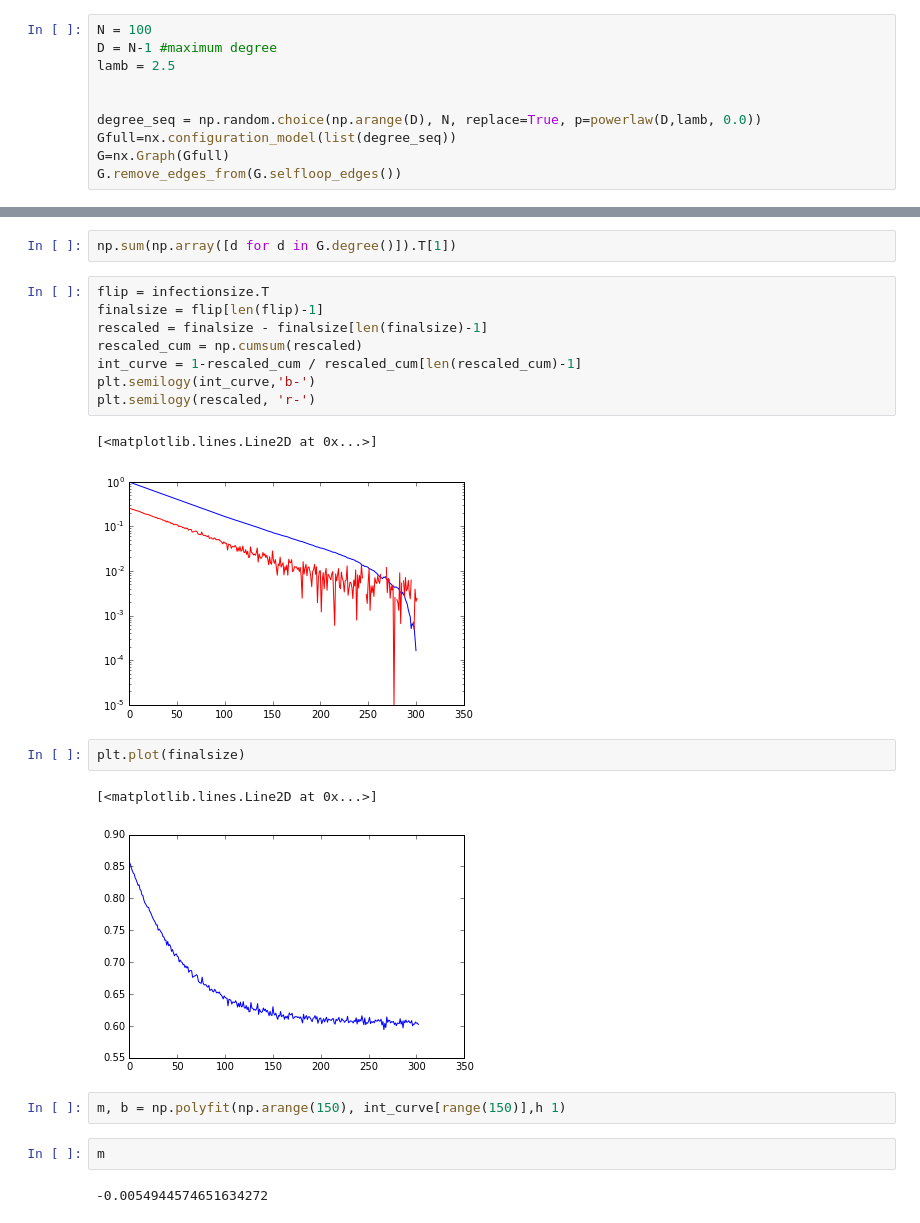
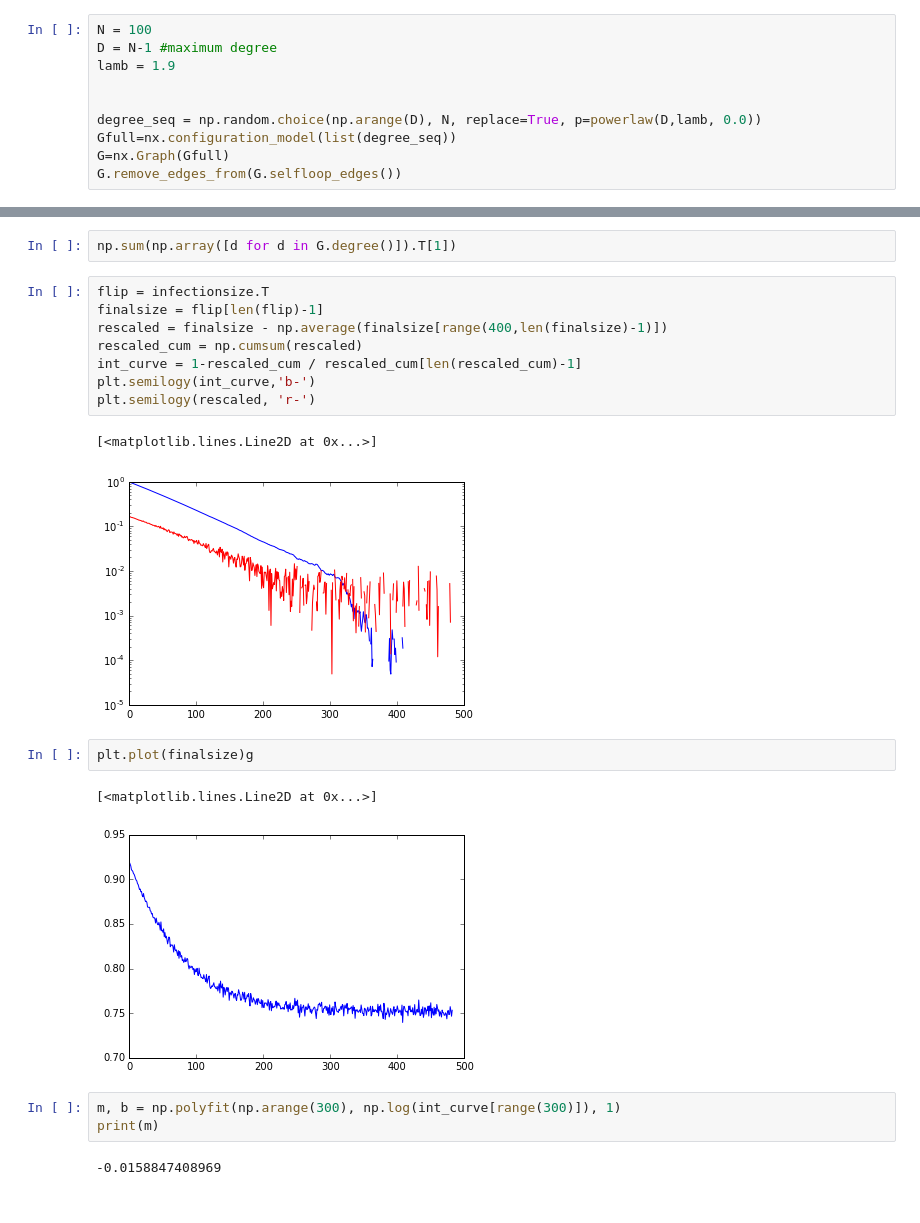
Before and after one commit to kmyim/BT_MP, a Jupyter notebook: coordination_game/simulations/multiplex_2.ipynb, the cells around one changed output, grey strips where cells are left out. Saved outputs shown, nothing was run; the diff lists cells and outputs as text.

```diff
--- a/coordination_game/simulations/multiplex_2.ipynb
+++ b/coordination_game/simulations/multiplex_2.ipynb
@@ -55,7 +55,7 @@ def powerlaw(D, lamb, p0):
 # %%
 N = 100
 D = N-1 #maximum degree
-lamb = 2.5
+lamb = 1.9
 
 
 degree_seq = np.random.choice(np.arange(D), N, replace=True, p=powerlaw(D,lamb, 0.0))
@@ -122,22 +147,21 @@ np.sum(np.array([d for d in G.degree()]).T[1])
 # %%
 flip = infectionsize.T
 finalsize = flip[len(flip)-1]
-rescaled = finalsize - finalsize[len(finalsize)-1]
+rescaled = finalsize - np.average(finalsize[range(400,len(finalsize)-1)])
 rescaled_cum = np.cumsum(rescaled)
 int_curve = 1-rescaled_cum / rescaled_cum[len(rescaled_cum)-1]
 plt.semilogy(int_curve,'b-')
 plt.semilogy(rescaled, 'r-')
 # %% [output]
 [<matplotlib.lines.Line2D at 0x...>]
-[figure, old version]
+[figure, new version]
 # %%
-plt.plot(finalsize)
+plt.plot(finalsize)g
 # %% [output]
 [<matplotlib.lines.Line2D at 0x...>]
-[figure, old version]
+[figure, new version]
 # %%
-m, b = np.polyfit(np.arange(150), int_curve[range(150)],h 1)
+m, b = np.polyfit(np.arange(300), np.log(int_curve[range(300)]), 1)
+print(m)
+# %% [output]
+-0.0158847408969
-# %%
-m
-# %% [output]
--0.0054944574651634272
```
Also changed, not shown: parts of 12 cells of this notebook, 6 other files.
